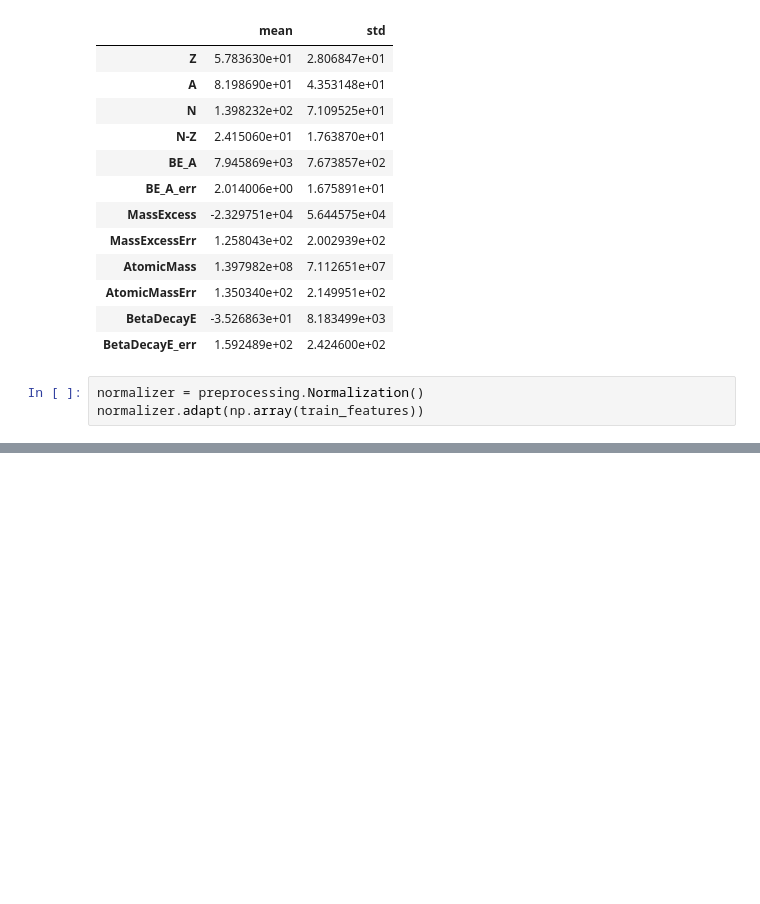
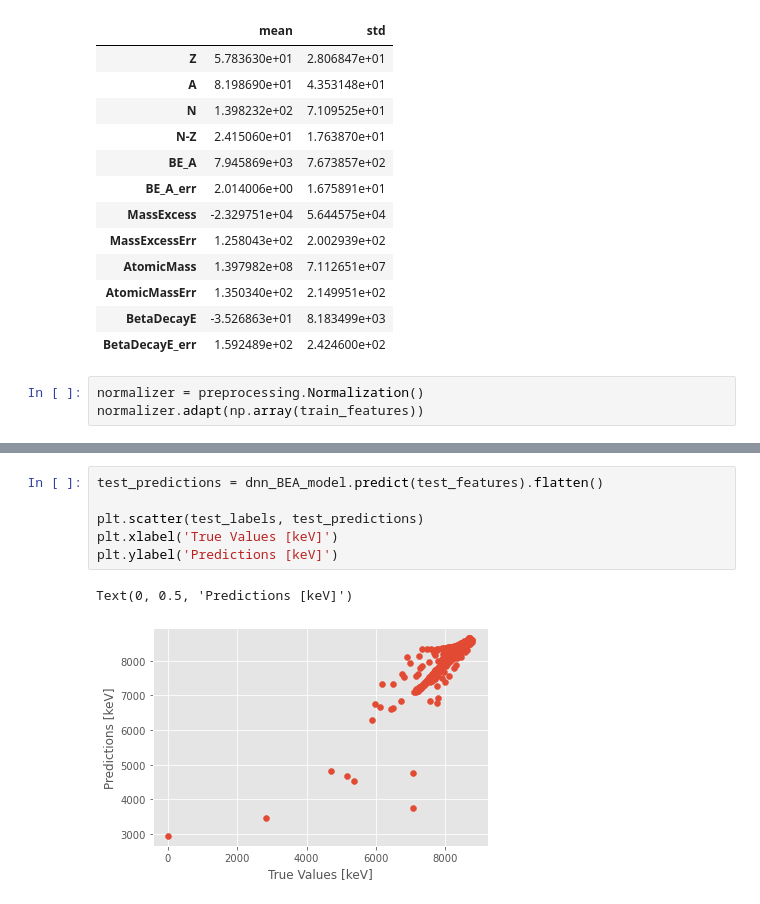
Before and after one commit to jtkwar/nuclear_musings, a Jupyter notebook: NuclearMassPredictor_v1.ipynb, the cells around one changed output, grey strips where cells are left out. Drawn from its saved outputs; the diff is of its cells as text; blank space fills up the shorter version.

```diff
--- a/NuclearMassPredictor_v1.ipynb
+++ b/NuclearMassPredictor_v1.ipynb
@@ -434,0 +440,9 @@ history.history
+# %%
+test_predictions = dnn_BEA_model.predict(test_features).flatten()
+
+plt.scatter(test_labels, test_predictions)
+plt.xlabel('True Values [keV]')
+plt.ylabel('Predictions [keV]')
+# %% [output]
+Text(0, 0.5, 'Predictions [keV]')
+[figure, added]
```
Also changed, not shown: parts of 8 cells of this notebook.
